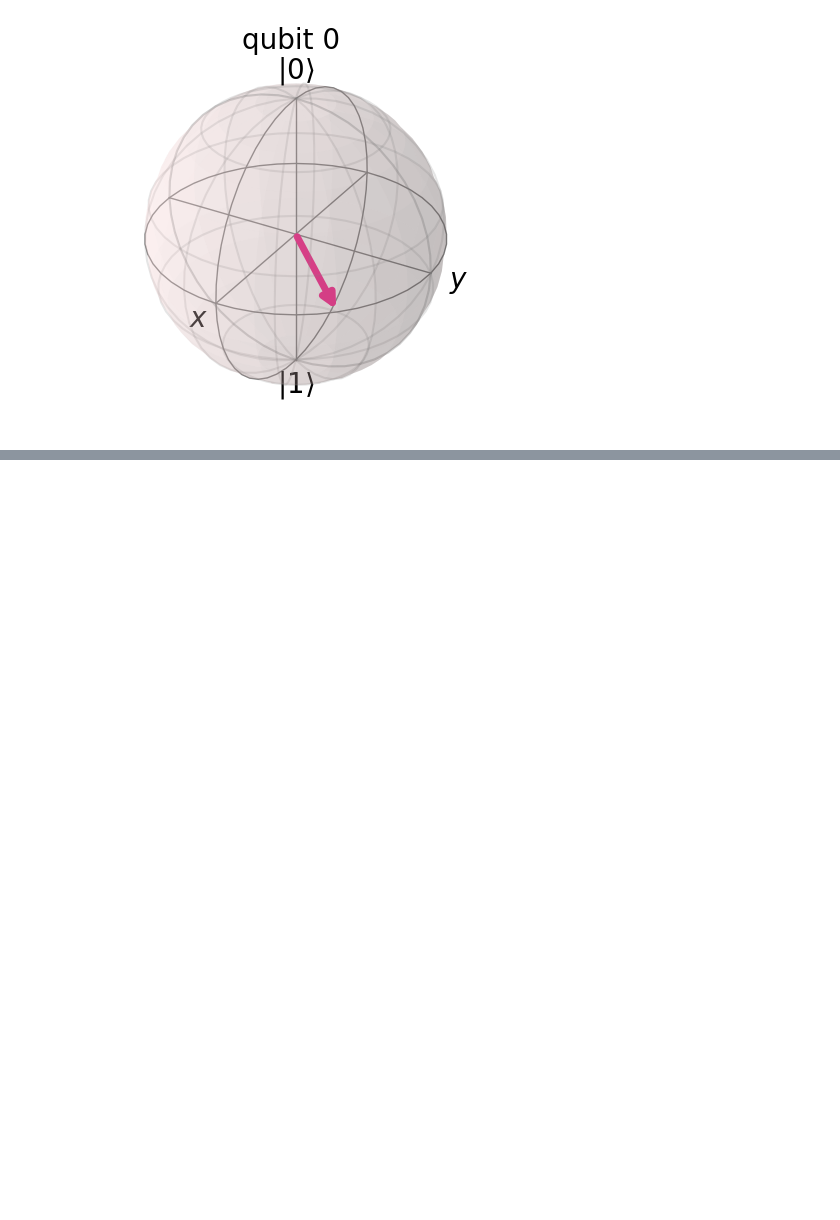
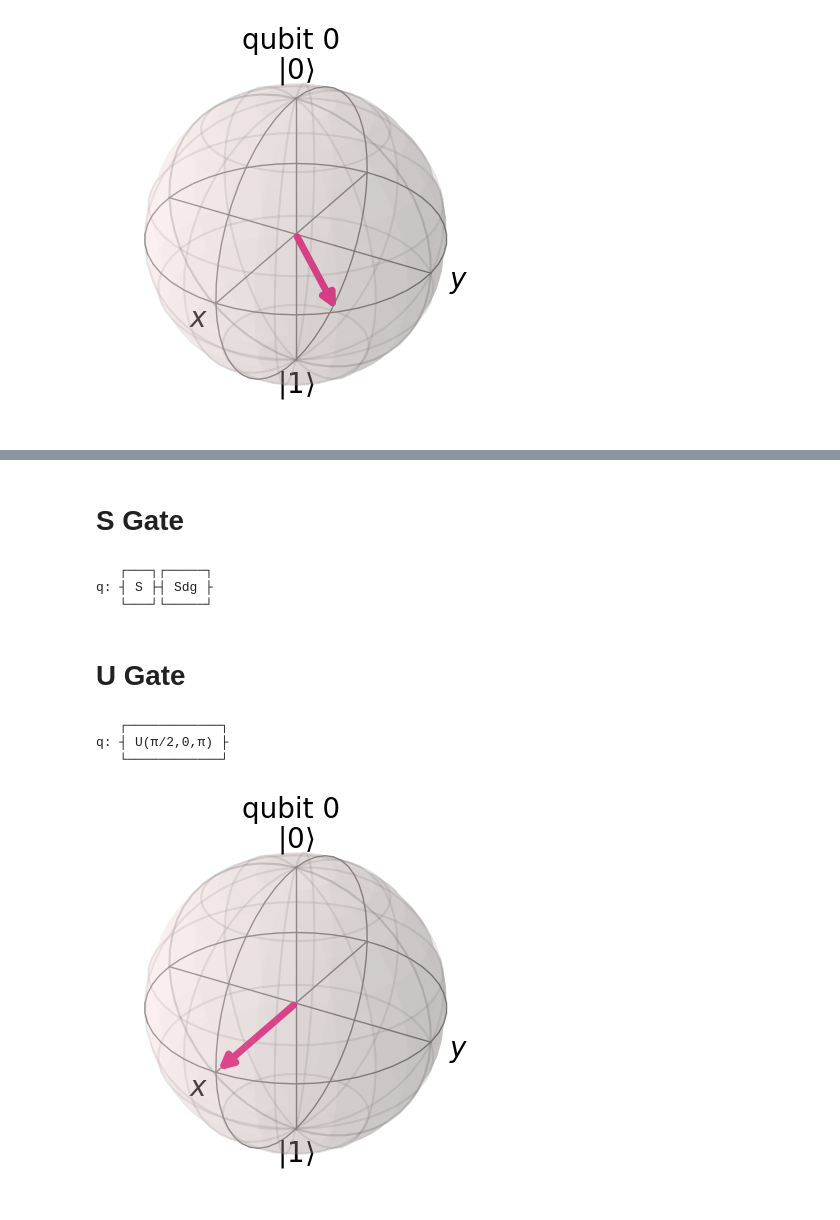
Before and after one commit to InsonusK/QiskitLearn-Quantum-Computation, a Jupyter notebook: src/3.Single Qubit Gates.ipynb, the cells around one changed output, grey strips where cells are left out. Saved outputs shown, nothing was run; the diff lists cells and outputs as text; code cells hidden in the pictures; blank space fills up the shorter version.

Commit message:
Finish single gates

```diff
--- a/src/3.Single Qubit Gates.ipynb
+++ b/src/3.Single Qubit Gates.ipynb
@@ -181,0 +184,4 @@ plot_bloch_multivector(state)
+# %%
+qc = QuantumCircuit(1)
+qc.i(0)
+qc.draw()
@@ -181,0 +192,5 @@ plot_bloch_multivector(state)
+# %%
+qc.save_statevector()
+qobj = assemble(qc)
+state = sim.run(qobj).result().get_statevector()
+plot_bloch_multivector(state)
@@ -181,0 +199,28 @@ plot_bloch_multivector(state)
+# %% [markdown]
+# S Gate
+# %%
+qc = QuantumCircuit(1)
+qc.s(0)   # Apply S-gate to qubit 0
+qc.sdg(0) # Apply Sdg-gate to qubit 0
+qc.draw()
+# %% [output]
+   ┌───┐┌─────┐
+q: ┤ S ├┤ Sdg ├
+   └───┘└─────┘
+# %% [markdown]
+# U Gate
+# %%
+qc = QuantumCircuit(1)
+qc.u(pi/2, 0, pi, 0)
+qc.draw()
+# %% [output]
+   ┌────────────┐
+q: ┤ U(π/2,0,π) ├
+   └────────────┘
+# %%
+qc.save_statevector()
+qobj = assemble(qc)
+state = sim.run(qobj).result().get_statevector()
+plot_bloch_multivector(state)
+# %% [output]
+[figure, added]
```
Also changed, not shown: parts of 9 cells of this notebook.
